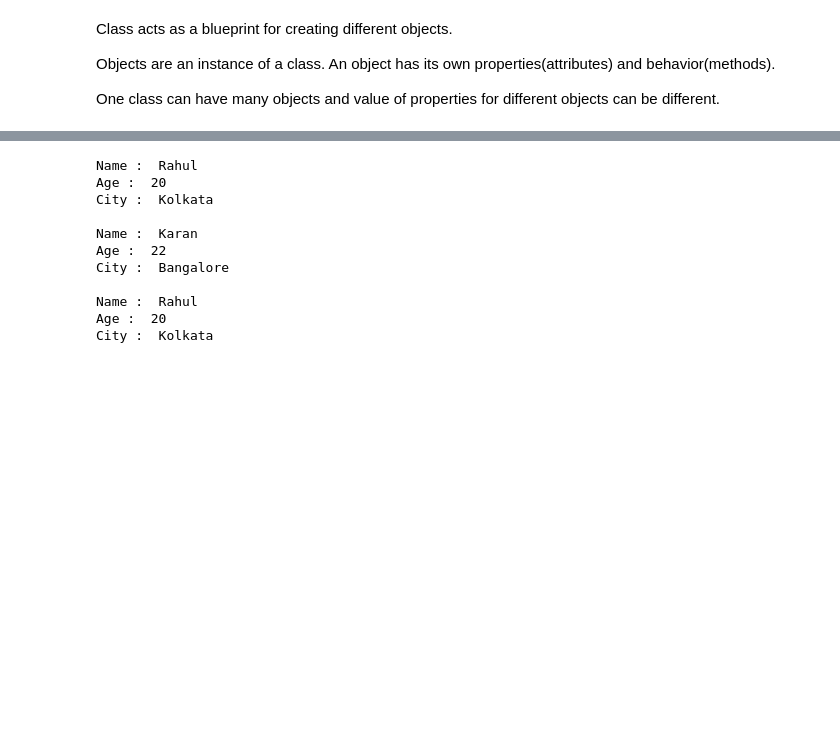
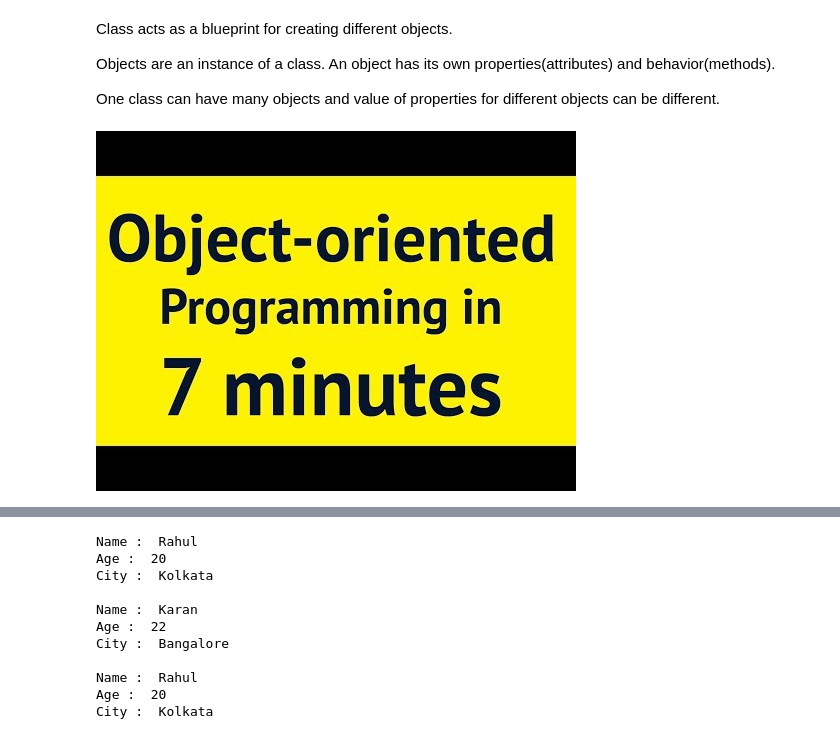
Before and after one commit to hengshan/qgis-vanguard, a Jupyter notebook: Day 1 - Introduction to Python & PYQGIS.ipynb, the cells around one changed output, grey strips where cells are left out. Drawn from its saved outputs; the diff is of its cells as text; code cells hidden in the pictures; blank space fills up the shorter version.

Commit message:
add videos to explain a few basic concepts

```diff
--- a/Day 1 - Introduction to Python & PYQGIS.ipynb
+++ b/Day 1 - Introduction to Python & PYQGIS.ipynb
@@ -322,0 +325,6 @@ One class can have many objects and value of properties for different objects ca
+# %%
+from IPython.display import Audio,Image, YouTubeVideo
+id='pTB0EiLXUC8'
+YouTubeVideo(id=id,width=600,height=300, start=0)
+# %% [output]
+[figure, added]
```
Also changed, not shown: parts of 5 cells of this notebook, 7 other files.
